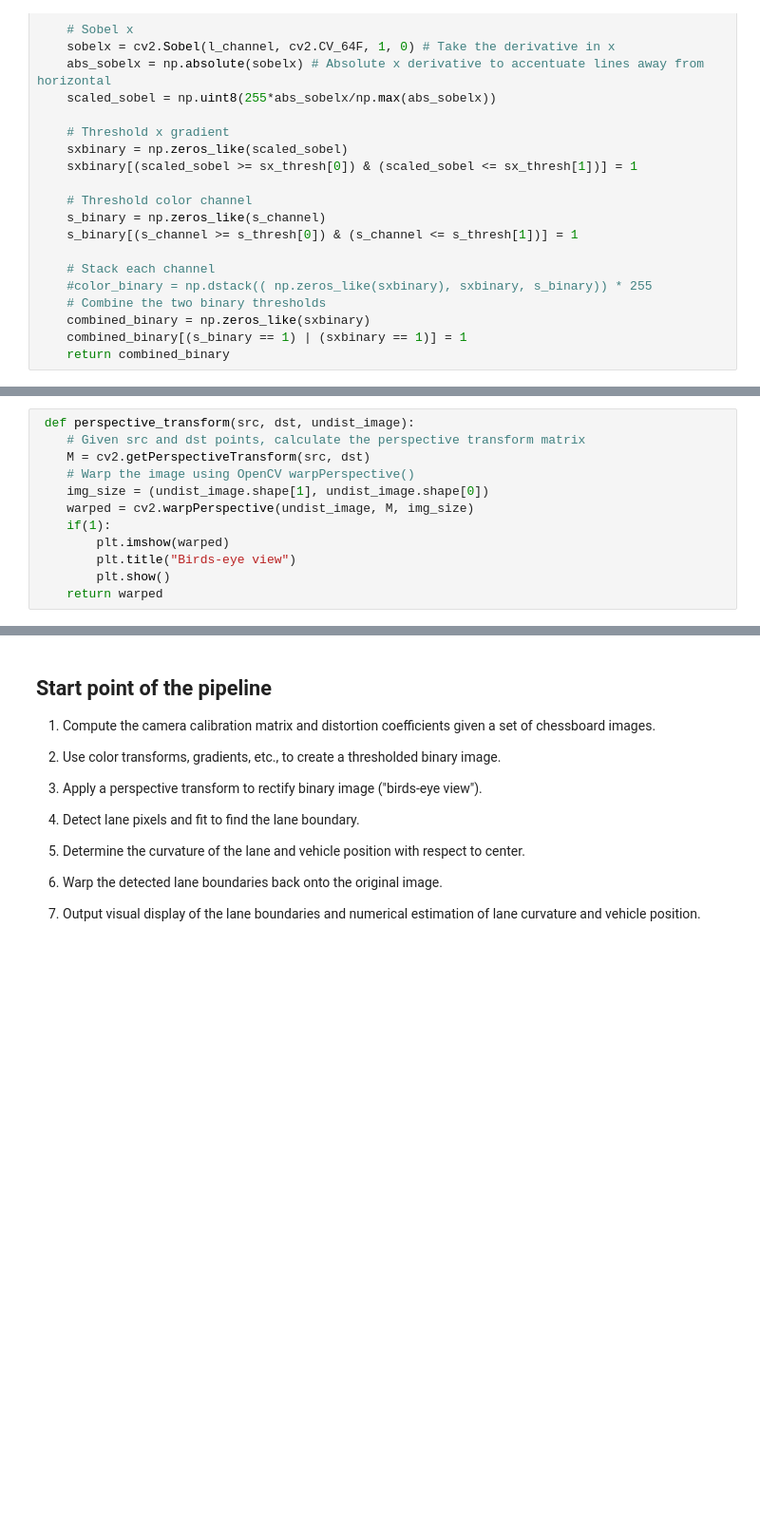
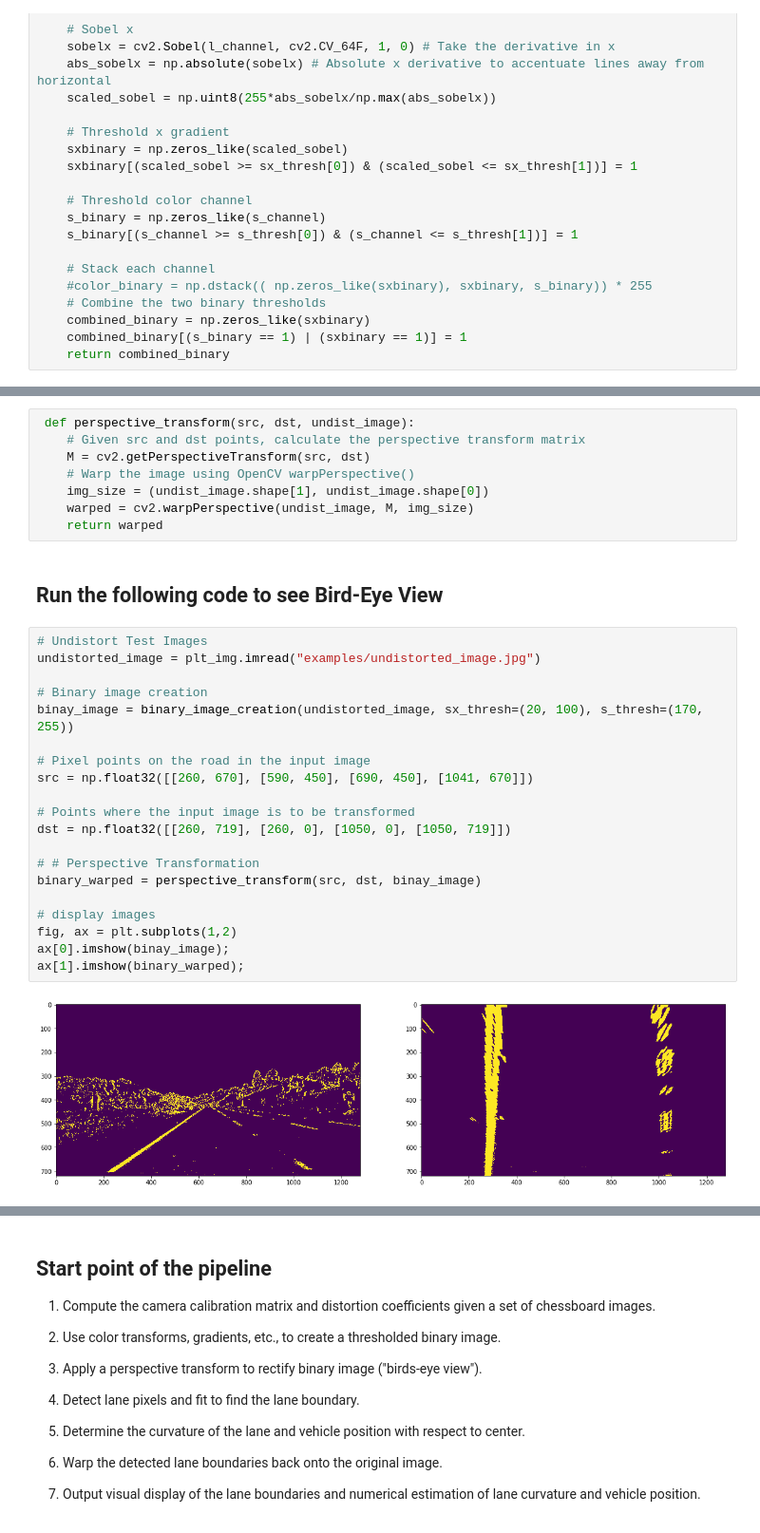
Before and after one commit to arunchavan89/CarND-Advanced-Lane-Lines, a Jupyter notebook: advanced_lane_detection.ipynb, the cells around one changed output, grey strips where cells are left out. Shown at 95% size. Drawn from its saved outputs; the diff is of its cells as text; blank space fills up the shorter version.

```diff
--- a/advanced_lane_detection.ipynb
+++ b/advanced_lane_detection.ipynb
@@ -126,9 +171,29 @@ def binary_image_creation(img, sx_thresh=(20, 100), s_thresh=(170, 255)):
     # Warp the image using OpenCV warpPerspective()
     img_size = (undist_image.shape[1], undist_image.shape[0])
     warped = cv2.warpPerspective(undist_image, M, img_size)
-    if(1):
-        plt.imshow(warped)
-        plt.title("Birds-eye view")
-        plt.show()
     return warped
+# %% [markdown]
+## Run the following code to see Bird-Eye View
+# %%
+# Undistort Test Images
+undistorted_image = plt_img.imread("examples/undistorted_image.jpg")
+
+# Binary image creation
+binay_image = binary_image_creation(undistorted_image, sx_thresh=(20, 100), s_thresh=(170, 255))
+
+# Pixel points on the road in the input image
+src = np.float32([[260, 670], [590, 450], [690, 450], [1041, 670]])
+
+# Points where the input image is to be transformed
+dst = np.float32([[260, 719], [260, 0], [1050, 0], [1050, 719]])
+
+# # Perspective Transformation
+binary_warped = perspective_transform(src, dst, binay_image)
+
+# display images
+fig, ax = plt.subplots(1,2)
+ax[0].imshow(binay_image);
+ax[1].imshow(binary_warped);
+# %% [output]
+[figure, added]
 # %% [markdown]
```
Also changed, not shown: parts of 19 cells of this notebook, 3 other files.
